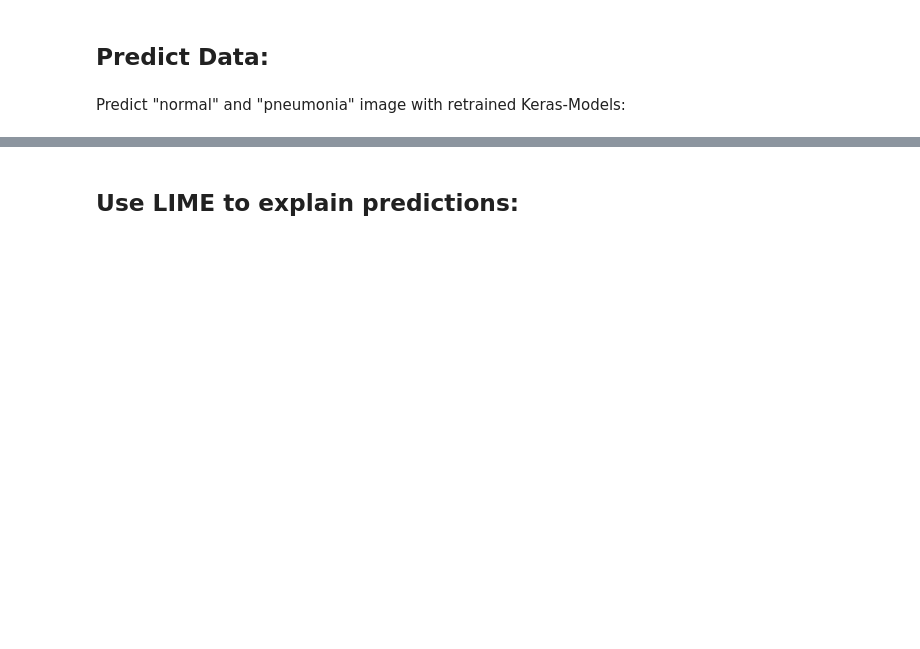
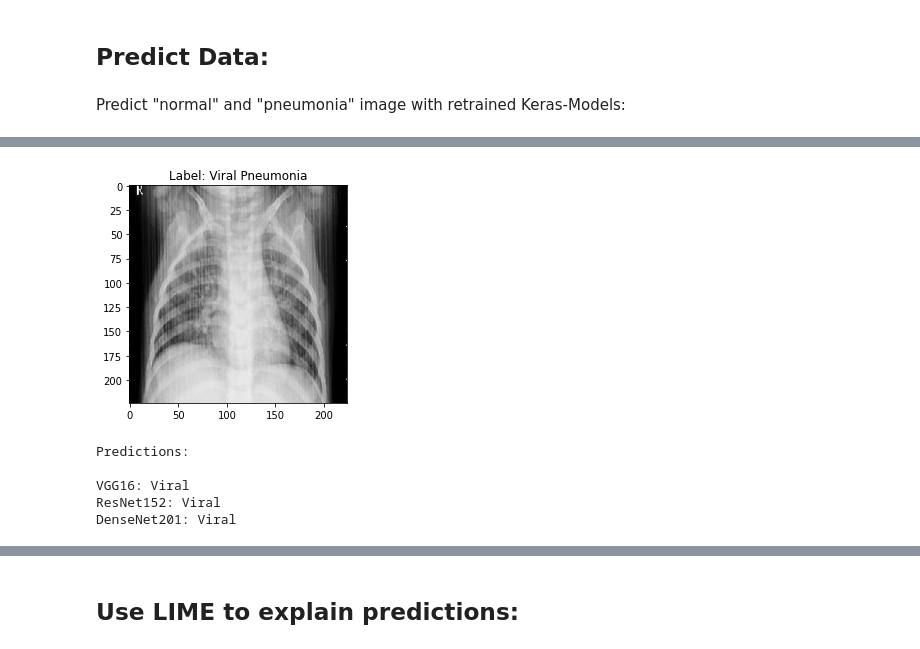
Before and after one commit to KevinGuu/ML-in-MIP, a Jupyter notebook: src/main.ipynb, the cells around one changed output, grey strips where cells are left out. Saved outputs shown, nothing was run; the diff lists cells and outputs as text; code cells hidden in the pictures; blank space fills up the shorter version.

```diff
--- a/src/main.ipynb
+++ b/src/main.ipynb
@@ -321,0 +333,22 @@ DenseNet201: Pneumonia
+# %%
+viral_pneumonia_test_image = random.choice(viral_pneumonia_image_list_full)
+
+vgg16_prediction = predict_xray_image(vgg16_model, viral_pneumonia_test_image, label_list = ["Normal", "Bacterial", "Viral", "Covid"], display_results = False)
+resnet152_prediction = predict_xray_image(resnet152_model, viral_pneumonia_test_image, label_list = ["Normal", "Bacterial", "Viral", "Covid"], display_results = False)
+densenet201_prediction = predict_xray_image(densenet201_model, viral_pneumonia_test_image, label_list = ["Normal", "Bacterial", "Viral", "Covid"], display_results = False)
+
+imgplot_xray = plt.imshow(viral_pneumonia_test_image)
+plt.title("Label: Viral Pneumonia")
+plt.show()
+
+print("Predictions:\n")
+print("VGG16:", vgg16_prediction)
+print("ResNet152:", resnet152_prediction)
+print("DenseNet201:", densenet201_prediction)
+# %% [output]
+[figure, added]
+Predictions:
+
+VGG16: Viral
+ResNet152: Viral
+DenseNet201: Viral
```
Also changed, not shown: parts of 16 cells of this notebook.
